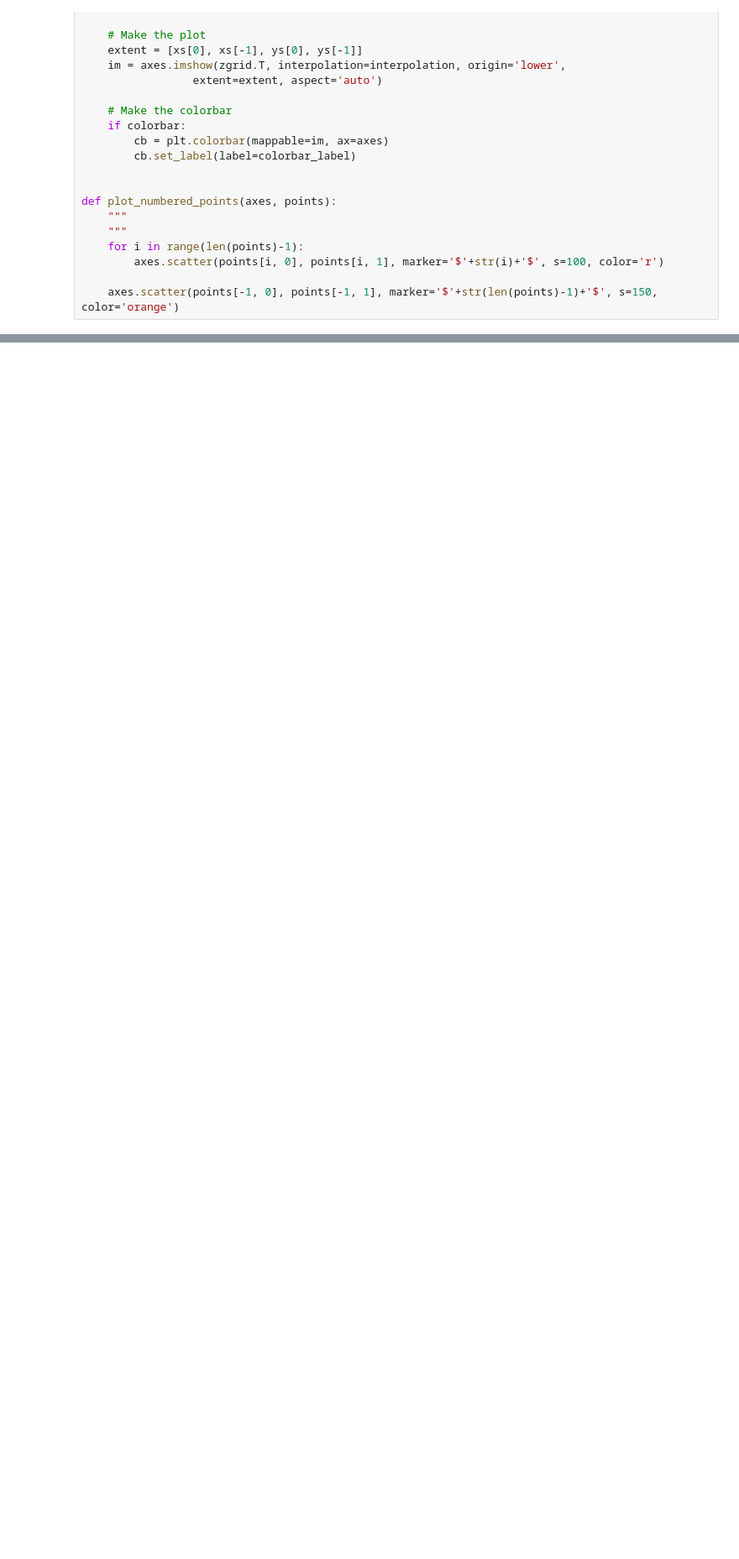
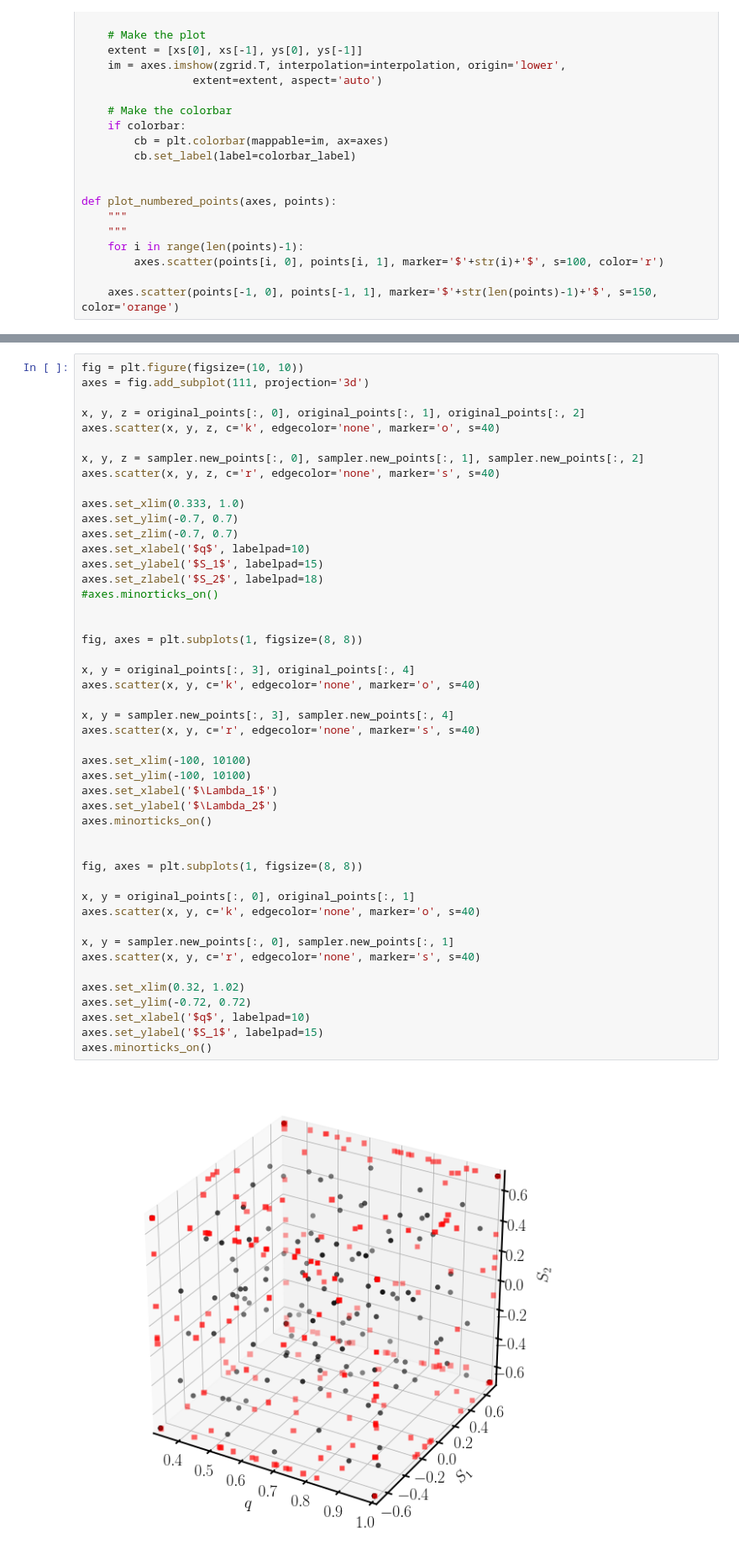
Before and after one commit to benjaminlackey/gpsurrogate, a Jupyter notebook: notebooks/UncertaintySampling.ipynb, the cells around one changed output, grey strips where cells are left out. Shown at 84% size. Drawn from its saved outputs; the diff is of its cells as text; blank space fills up the shorter version.

```diff
--- a/notebooks/UncertaintySampling.ipynb
+++ b/notebooks/UncertaintySampling.ipynb
@@ -580,0 +151,49 @@ axes.set_zlabel('$\Lambda_2$')
+# %%
+fig = plt.figure(figsize=(10, 10))
+axes = fig.add_subplot(111, projection='3d')
+
+x, y, z = original_points[:, 0], original_points[:, 1], original_points[:, 2]
+axes.scatter(x, y, z, c='k', edgecolor='none', marker='o', s=40)
+
+x, y, z = sampler.new_points[:, 0], sampler.new_points[:, 1], sampler.new_points[:, 2]
+axes.scatter(x, y, z, c='r', edgecolor='none', marker='s', s=40)
+
+axes.set_xlim(0.333, 1.0)
+axes.set_ylim(-0.7, 0.7)
+axes.set_zlim(-0.7, 0.7)
+axes.set_xlabel('$q$', labelpad=10)
+axes.set_ylabel('$S_1$', labelpad=15)
+axes.set_zlabel('$S_2$', labelpad=18)
+#axes.minorticks_on()
+
+
+fig, axes = plt.subplots(1, figsize=(8, 8))
+
+x, y = original_points[:, 3], original_points[:, 4]
+axes.scatter(x, y, c='k', edgecolor='none', marker='o', s=40)
+
+x, y = sampler.new_points[:, 3], sampler.new_points[:, 4]
+axes.scatter(x, y, c='r', edgecolor='none', marker='s', s=40)
+
+axes.set_xlim(-100, 10100)
+axes.set_ylim(-100, 10100)
+axes.set_xlabel('$\Lambda_1$')
+axes.set_ylabel('$\Lambda_2$')
+axes.minorticks_on()
+
+
+fig, axes = plt.subplots(1, figsize=(8, 8))
+
+x, y = original_points[:, 0], original_points[:, 1]
+axes.scatter(x, y, c='k', edgecolor='none', marker='o', s=40)
+
+x, y = sampler.new_points[:, 0], sampler.new_points[:, 1]
+axes.scatter(x, y, c='r', edgecolor='none', marker='s', s=40)
+
+axes.set_xlim(0.32, 1.02)
+axes.set_ylim(-0.72, 0.72)
+axes.set_xlabel('$q$', labelpad=10)
+axes.set_ylabel('$S_1$', labelpad=15)
+axes.minorticks_on()
+# %% [output]
+[figure, added]
```
Also changed, not shown: parts of 40 cells of this notebook, 6 other files.
